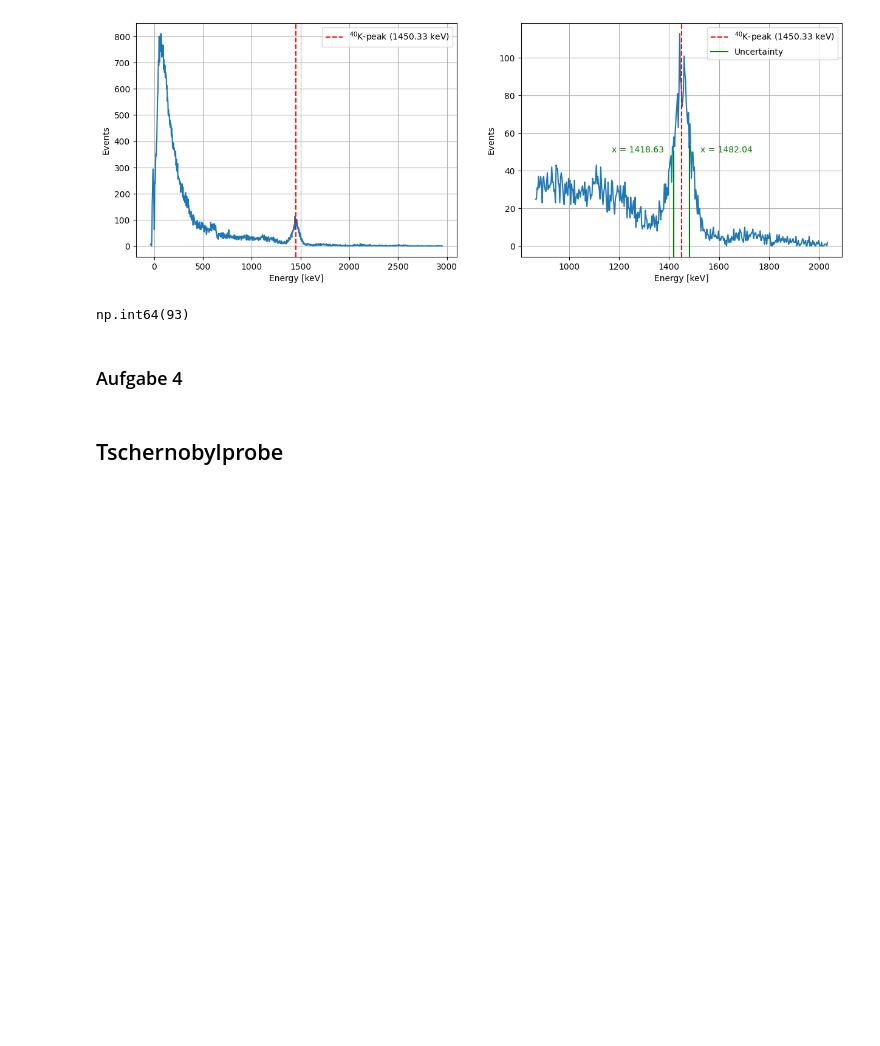
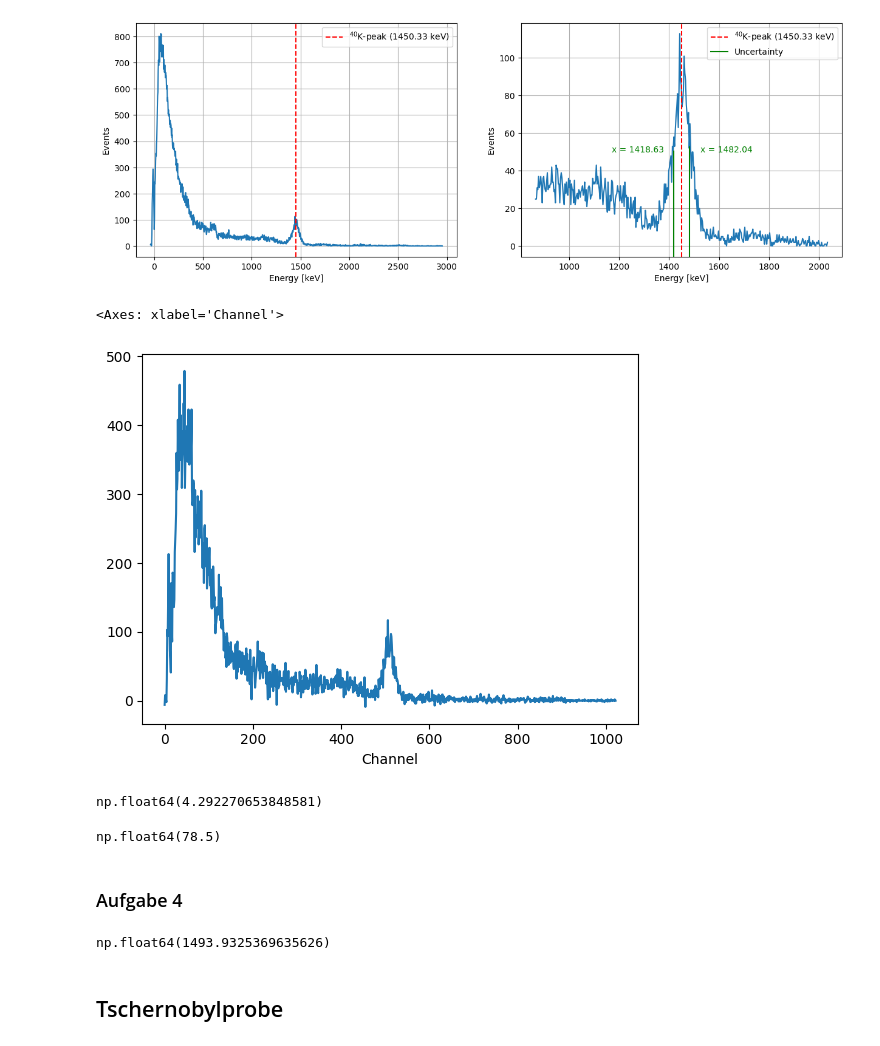
Before and after one commit to RombusBombus/AP3, a Jupyter notebook: RAD/RAD.ipynb, the cells around one changed output. Cells and saved outputs as stored; diff of their text form; code cells hidden in the pictures; blank space fills up the shorter version.

```diff
--- a/RAD/RAD.ipynb
+++ b/RAD/RAD.ipynb
@@ -214,11 +229,19 @@ lower_energy, upper_energy
 uncertainty energy peak: 31.70637357768601
 (np.float64(1418.627106832025), np.float64(1482.039853987397))
 [figure]
-# %%
-zerfaelle_untergrund = 20
-zerfaelle_peak = k2co3.loc[506]["Events"] - zerfaelle_untergrund
-zerfaelle_peak
-# %% [output]
-np.int64(93)
+# %%
+zerfaelle_peak = k2co3["Events"] - (untergrund_ohne_blei - untergrund_mit_blei).iloc[:-1]
+zerfaelle_peak.plot()
+# %% [output]
+<Axes: xlabel='Channel'>
+[figure, added]
+# %%
+np.sqrt(zerfaelle_peak.iloc[506-4:506+4].std())
+# %% [output]
+np.float64(4.292270653848581)
+# %%
+zerfaelle_peak.iloc[506-4:506+4].mean()
+# %% [output]
+np.float64(78.5)
 # %% [markdown]
 ### Aufgabe 4
@@ -227,3 +248,14 @@ m_k2co3 = 100.24 * 1e-3 # in kg
+# %%
+m_k2co3 = 100.24 * 1e-3 # in kg
+N_0 = 8.7e19
+
+# Aktivität in 1/a
+A_k2co3 = N_0 * (np.log(2) / 1.28e9)
+
+# Aktivität in Bq
+A_k2co3 * 3.171e-8
+# %% [output]
+np.float64(1493.9325369635626)
 # %% [markdown]
 ## Tschernobylprobe
 # %%
```
Also changed, not shown: parts of 12 cells of this notebook, 4 other files.
